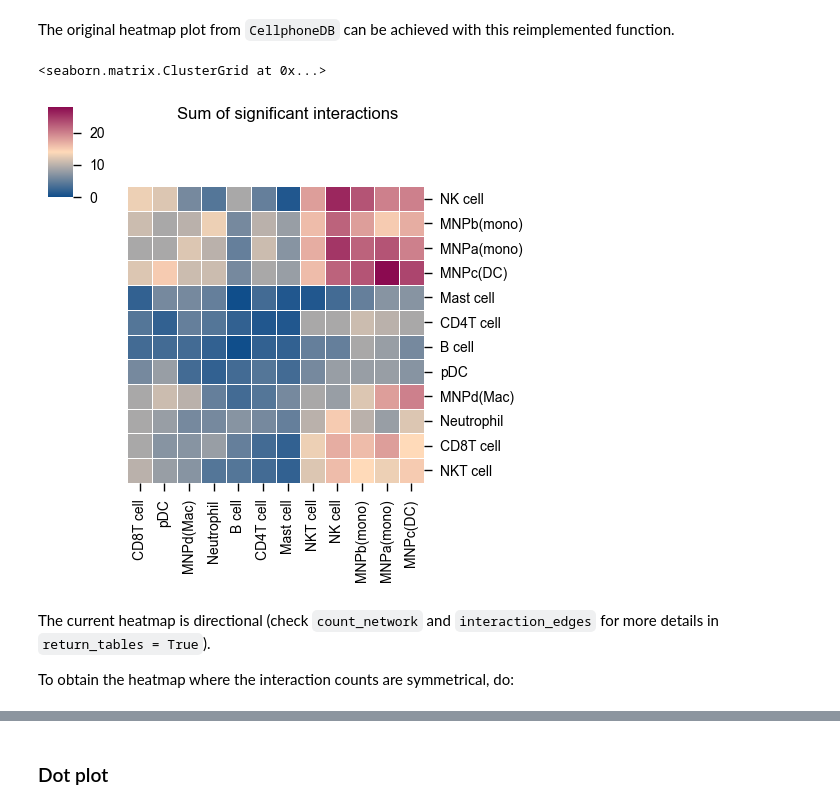
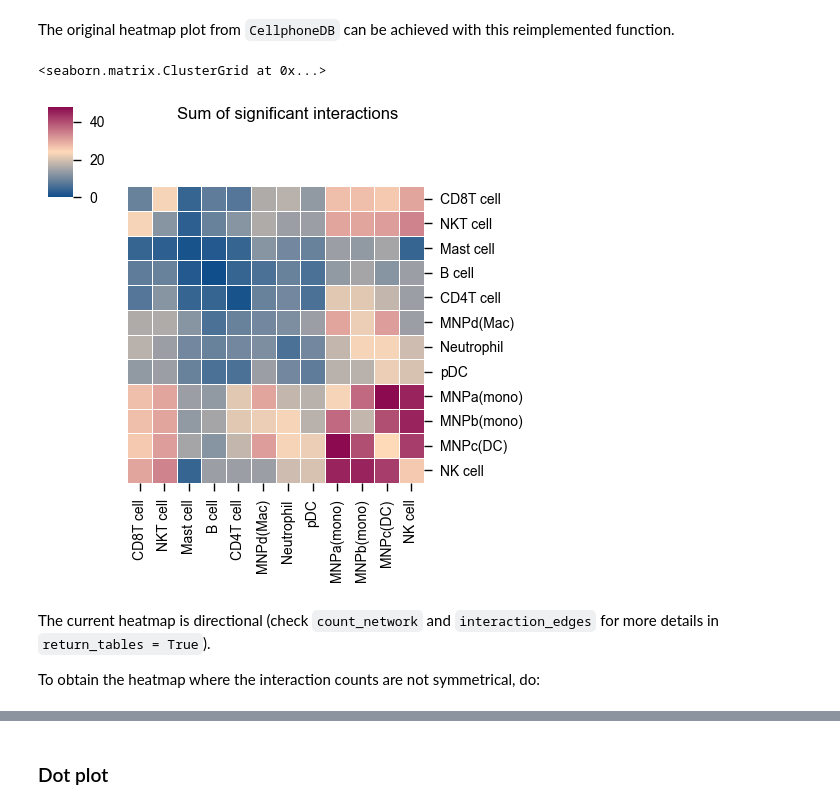
Before and after one commit to zktuong/ktplotspy, a Jupyter notebook: docs/notebooks/tutorial.ipynb, the cells around one changed output, grey strips where cells are left out. Saved outputs shown, nothing was run; the diff lists cells and outputs as text; code cells hidden in the pictures.

Commit message:
Fix heatmap symmetry (#23)
* fix symmetry calculations

* Update pyproject.toml

```diff
--- a/docs/notebooks/tutorial.ipynb
+++ b/docs/notebooks/tutorial.ipynb
@@ -30,19 +30,13 @@ decon = pd.read_csv('data/out/deconvoluted.txt', sep = '\t')
 # %% [markdown]
 The original heatmap plot from `CellphoneDB` can be achieved with this reimplemented function.
 # %%
-kpy.plot_cpdb_heatmap(
-        adata=adata,
-        pvals=pvals,
-        celltype_key="celltype",
-        figsize = (5,5),
-        title = "Sum of significant interactions"
-    )
+kpy.plot_cpdb_heatmap(adata=adata, pvals=pvals, celltype_key="celltype", figsize=(5, 5), title="Sum of significant interactions")
 # %% [output]
 <seaborn.matrix.ClusterGrid at 0x...>
-[figure, old version]
+[figure, new version]
 # %% [markdown]
 The current heatmap is directional (check `count_network` and `interaction_edges` for more details in `return_tables = True`).
 
-To obtain the heatmap where the interaction counts are symmetrical, do:
+To obtain the heatmap where the interaction counts are not symmetrical, do:
 # %%
 kpy.plot_cpdb_heatmap(
```
Also changed, not shown: parts of 11 cells of this notebook, 3 other files.
